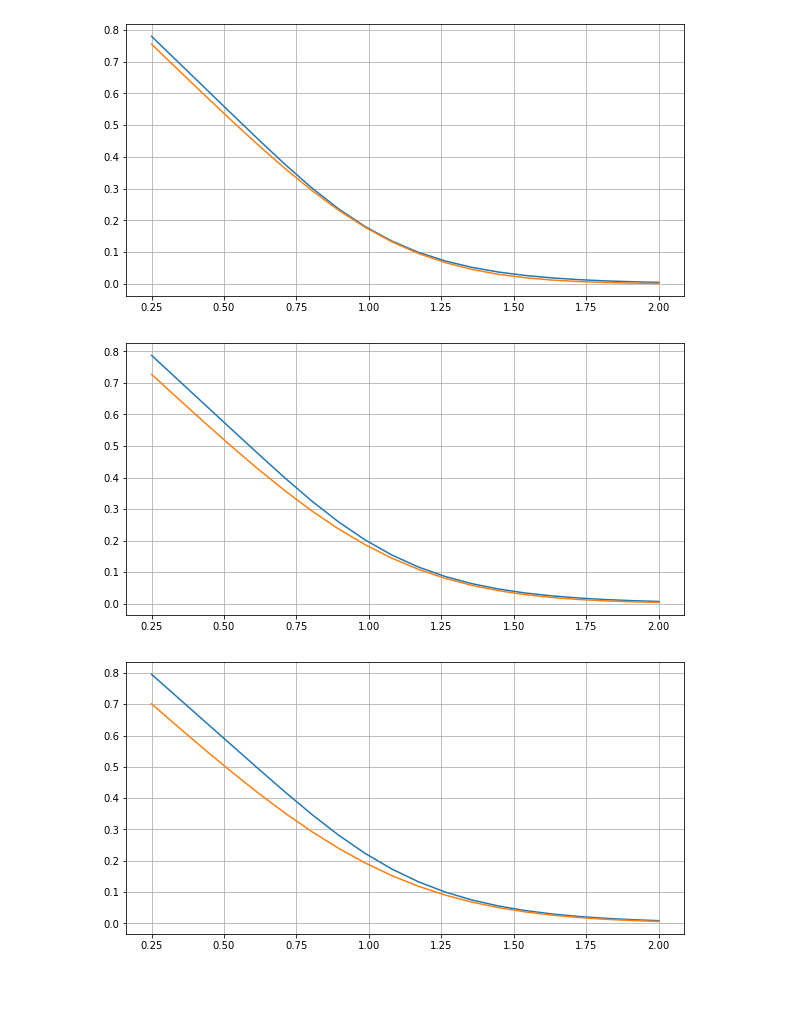
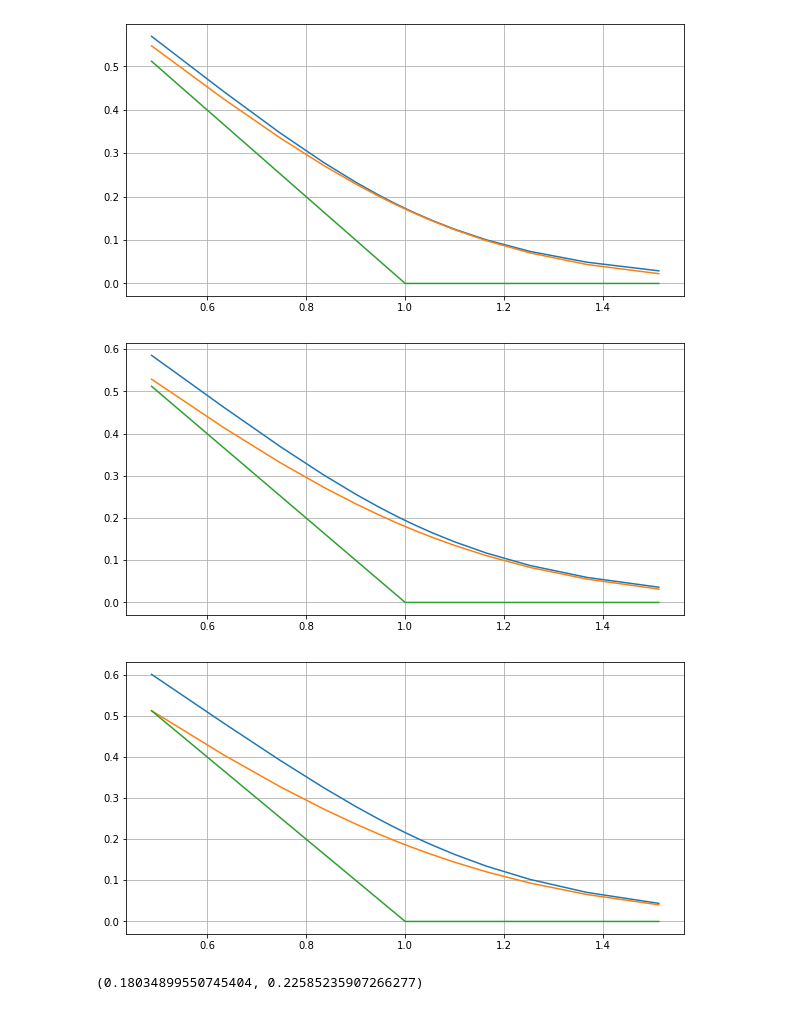
Before and after one commit to dolmatovas/MathFinance, a Jupyter notebook: heston/Heston Calibration.ipynb, the cells around one changed output. Cells and saved outputs as stored; diff of their text form; code cells hidden in the pictures.

Commit message:
add double heston model + calibration

```diff
--- a/heston/Heston Calibration.ipynb
+++ b/heston/Heston Calibration.ipynb
@@ -486,7 +659,7 @@ def LMAlgorithm(Niter, C0, S0, Kn, Nu, Tn, r, v0, theta, rho, k, sig):
             i -= 1
             continue
 
-        eps1, eps2, eps3 = 1e-10, 1e-10, 1e-30
+        eps1, eps2, eps3 = 1e-10, 1e-10, 1e-10
         stop = F < eps1 or np.linalg.norm(dtheta) / np.linalg.norm(heston_params) < eps3
         if stop:
             break
@@ -528,14 +701,19 @@ sig0_sabr = 0.3
 Cpetr, IVpetr = SabrApprox(Kn.reshape(-1, 1), F0, r, Tn.reshape(1, -1), sig0_sabr, alpha_sabr, beta_sabr, rho_sabr)
 # %%
 Csabr = np.zeros((Nk, Nt))
+IVsabr = np.zeros_like(Csabr)
 
 tn = np.linspace(0, 1, 100)
 Npaths = 100000
+
+
 for t in range(Nt):
     F = SabrEulerModified(F0, sig0_sabr, Npaths, tn * Tn[t], alpha_sabr, beta_sabr, rho_sabr)
     payoff = np.exp(-r * Tn[t]) * np.maximum(F.reshape(-1, 1) - Kn.reshape(1, -1), 0.0)
     C = np.mean(payoff, axis=0)
     Csabr[:, t] = C.reshape(-1)
+
+    IVsabr[:, t] = getIV(C.reshape(-1), Kn.reshape(-1), S0, r, Tn[t])
 # %%
 fig = plt.figure(figsize=(10, 10))
 ax = plt.axes(projection='3d')
@@ -549,0 +738,5 @@ None
+# %%
+plt.figure(figsize=(10, 5))
+for t in range(0, Nt):
+    plt.plot(Kn, IVsabr[:, t])
+plt.grid()
@@ -554,7 +749,7 @@ theta = 0.015
 rho = -0.2
 v0 = 0.175
 # %%
-heston_params, fs = LMAlgorithm(40, Csabr, S0, Kn, Nu, Tn, r, v0, theta, rho, k, sig)
+heston_params, fs = LMAlgorithm(10, Csabr, S0, Kn, Nu, Tn, r, v0, theta, rho, k, sig)
 # %%
 plt.plot(fs, '-ok')
 plt.grid()
@@ -582,6 +777,7 @@ None
 for t in range(Nt):
     plt.figure(figsize=(10, 5))
     plt.plot(Kn, C_heston[:, t])
-    plt.plot(Kn, Cpetr[:, t])
+    plt.plot(Kn, Csabr[:, t])
+    plt.plot(Kn, np.maximum(S0 - Kn, 0.0))
     plt.grid()
 # %% [output]
@@ -590,3 +786,3 @@ for t in range(Nt):
-[figure, old version]
+[figure, new version]
-[figure, old version]
+[figure, new version]
-[figure, old version]
+[figure, new version]
@@ -592,0 +800,4 @@ for t in range(Nt):
+# %%
+C, var
+# %% [output]
+(0.18034899550745404, 0.22585235907266277)
```
Also changed, not shown: parts of 40 cells of this notebook, 2 other files.
